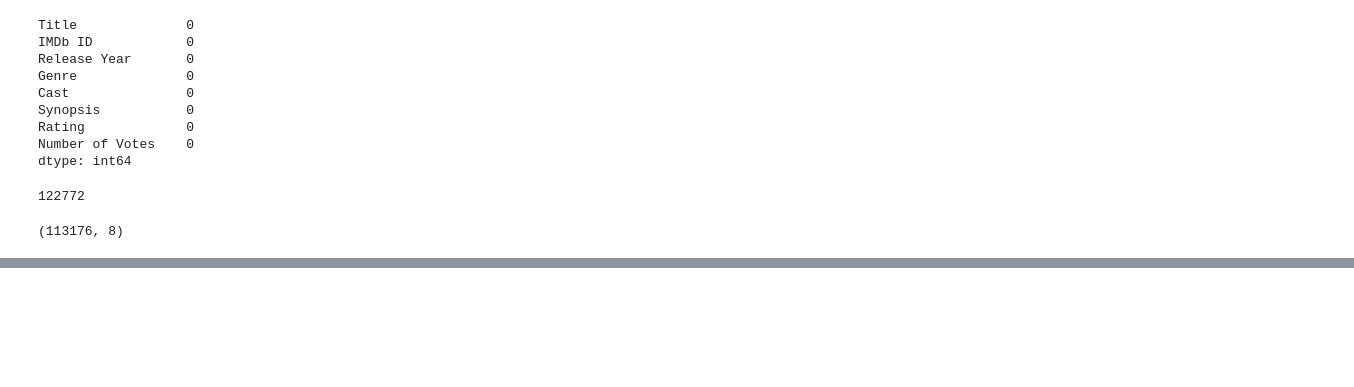
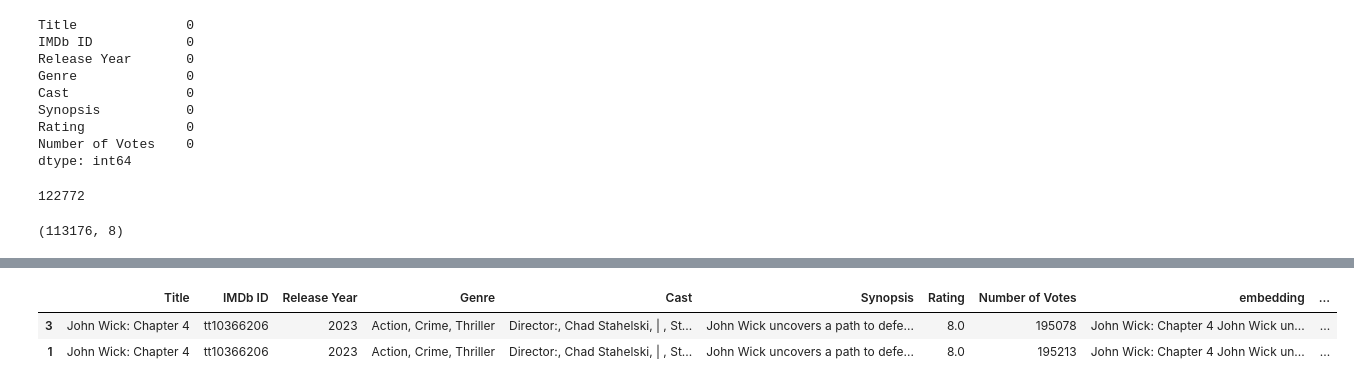
Before and after one commit to cristinaramirezdiaz/series_finalp, a Jupyter notebook: notebooks/test_main.ipynb, the cells around one changed output, grey strips where cells are left out. Cells and saved outputs as stored; diff of their text form; code cells hidden in the pictures; blank space fills up the shorter version.

```diff
--- a/notebooks/test_main.ipynb
+++ b/notebooks/test_main.ipynb
@@ -134,0 +186,6 @@ df.head()
+# %%
+df[df['Title'].str.contains("John Wick: Chapter 4", case=False, na=False)]
+# %% [output]
+|  | Title | IMDb ID | Release Year | Genre | Cast | Synopsis | Rating | Number of Votes | embedding | ... |
+| 3 | John Wick: Chapter 4 | tt10366206 | 2023 | Action, Crime, Thriller | Director:, Chad Stahelski, | , St... | John Wick uncovers a path to defe... | 8.0 | 195078 | John Wick: Chapter 4 John Wick un... | ... |
+| 1 | John Wick: Chapter 4 | tt10366206 | 2023 | Action, Crime, Thriller | Director:, Chad Stahelski, | , St... | John Wick uncovers a path to defe... | 8.0 | 195213 | John Wick: Chapter 4 John Wick un... | ... |
```
Also changed, not shown: parts of 14 cells of this notebook, 9 other files.
